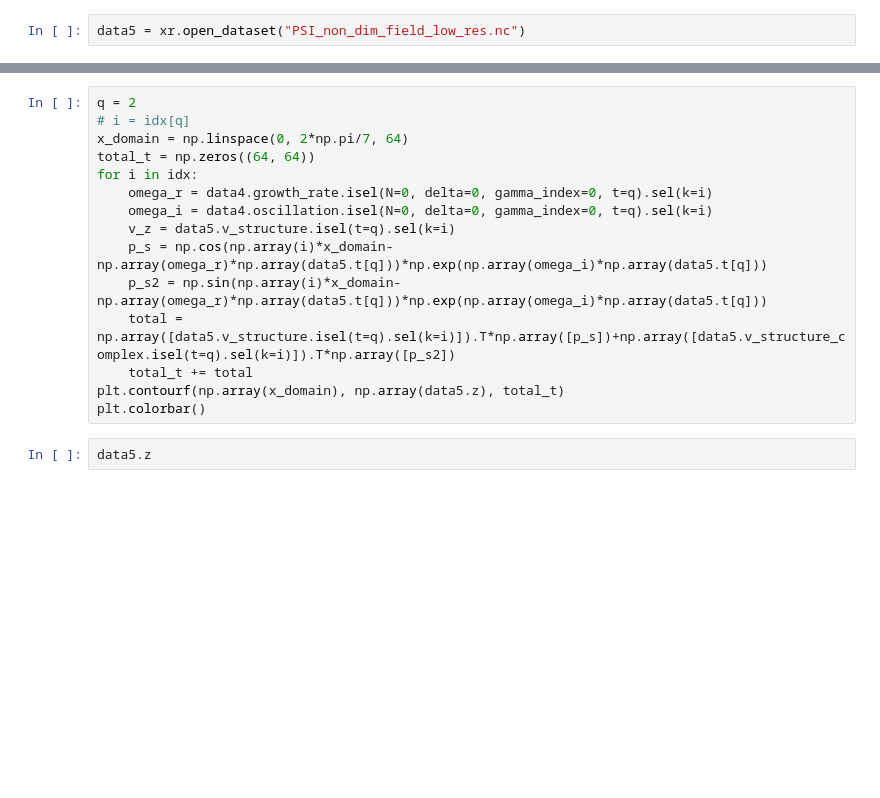
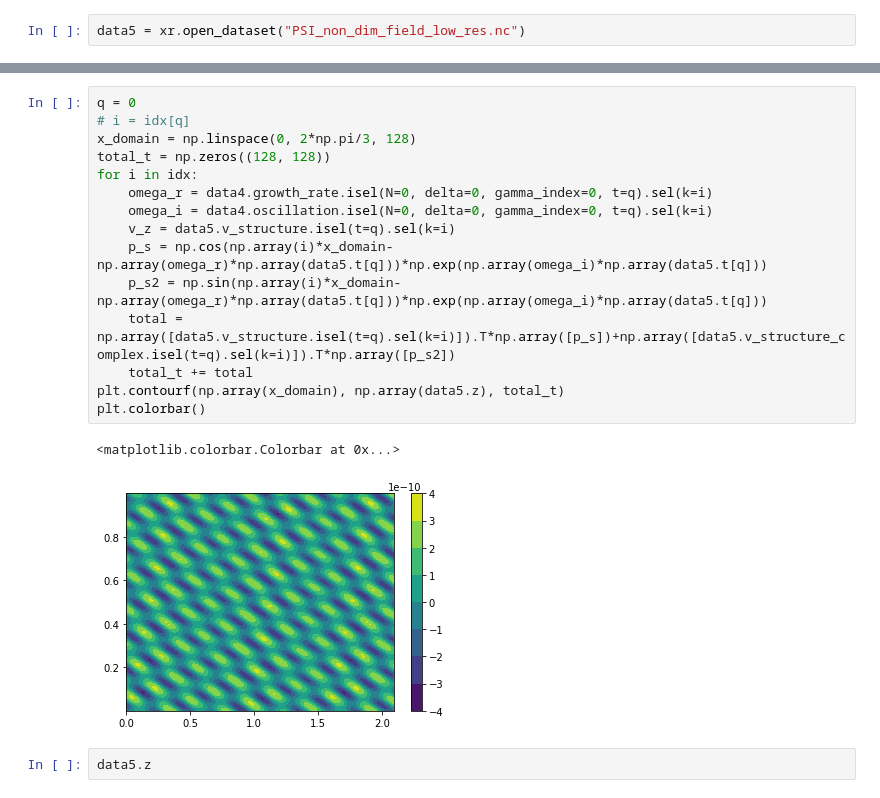
Before and after one commit to loganpknudsen/BottomBoundaryLayer, a Jupyter notebook: PSI_growth_rate_checker.ipynb, the cells around one changed output, grey strips where cells are left out. Cells and saved outputs as stored; diff of their text form; blank space fills up the shorter version.

```diff
--- a/PSI_growth_rate_checker.ipynb
+++ b/PSI_growth_rate_checker.ipynb
@@ -60,18 +94,21 @@ plt.colorbar()
 # %%
-q = 2
+q = 0
 # i = idx[q]
-x_domain = np.linspace(0, 2*np.pi/7, 64)
-total_t = np.zeros((64, 64))
+x_domain = np.linspace(0, 2*np.pi/3, 128)
+total_t = np.zeros((128, 128))
 for i in idx:
     omega_r = data4.growth_rate.isel(N=0, delta=0, gamma_index=0, t=q).sel(k=i)
     omega_i = data4.oscillation.isel(N=0, delta=0, gamma_index=0, t=q).sel(k=i)
     v_z = data5.v_structure.isel(t=q).sel(k=i)
     p_s = np.cos(np.array(i)*x_domain-np.array(omega_r)*np.array(data5.t[q]))*np.exp(np.array(omega_i)*np.array(data5.t[q]))
     p_s2 = np.sin(np.array(i)*x_domain-np.array(omega_r)*np.array(data5.t[q]))*np.exp(np.array(omega_i)*np.array(data5.t[q]))
     total = np.array([data5.v_structure.isel(t=q).sel(k=i)]).T*np.array([p_s])+np.array([data5.v_structure_complex.isel(t=q).sel(k=i)]).T*np.array([p_s2])
     total_t += total
 plt.contourf(np.array(x_domain), np.array(data5.z), total_t)
 plt.colorbar()
+# %% [output]
+<matplotlib.colorbar.Colorbar at 0x...>
+[figure, added]
 # %%
 data5.z
 # %%
```
Also changed, not shown: parts of 8 cells of this notebook, 1 other file.
